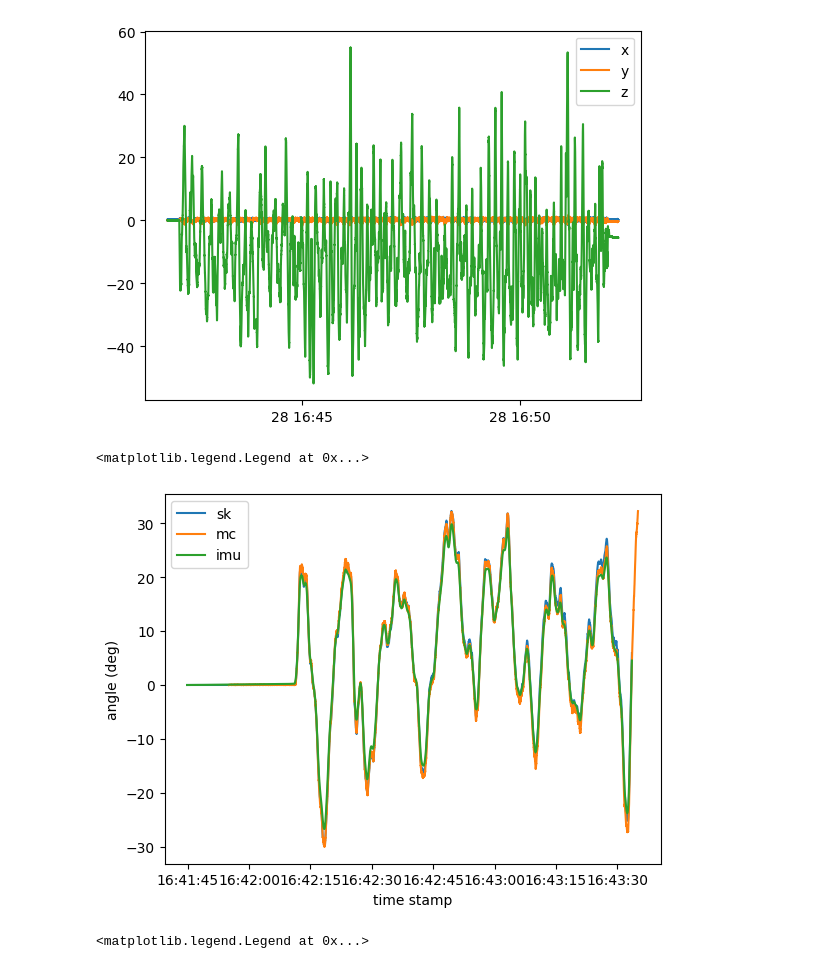
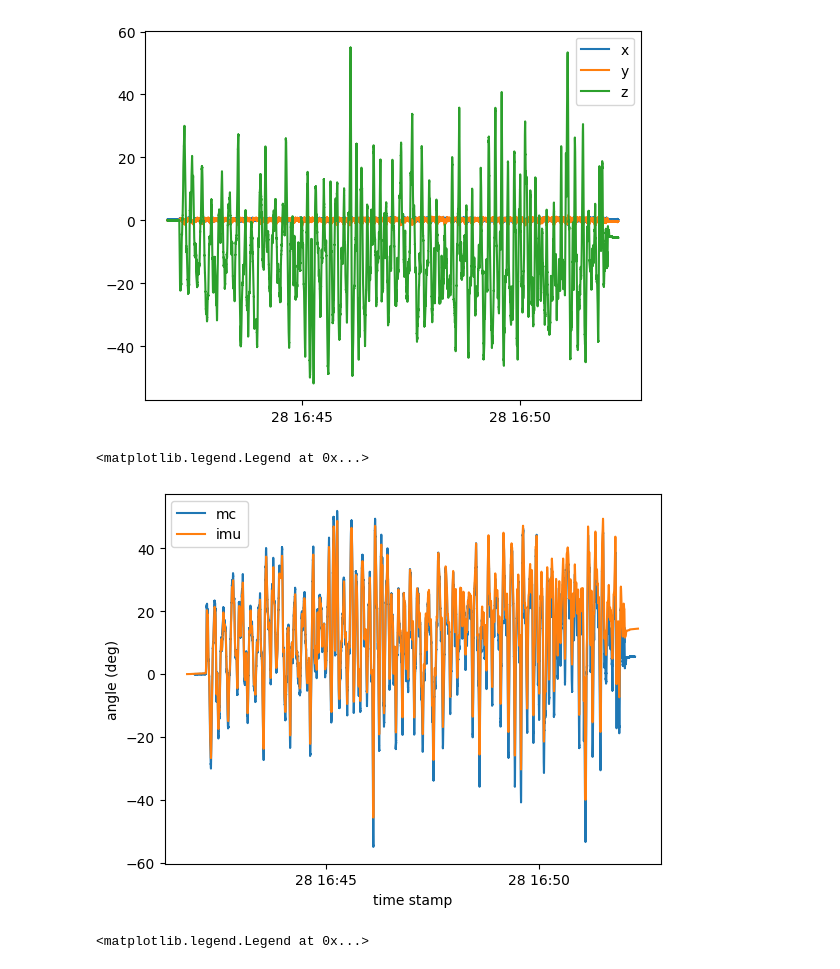
Before and after one commit to SujithChristopher/armbo_preliminary_work, a Jupyter notebook: simulation/ipy_notebooks/omniwheel_check.ipynb, the cells around one changed output. Cells and saved outputs as stored; diff of their text form; code cells hidden in the pictures.

```diff
--- a/simulation/ipy_notebooks/omniwheel_check.ipynb
+++ b/simulation/ipy_notebooks/omniwheel_check.ipynb
@@ -273,15 +273,15 @@ _imu_df = calculate_imu_orientation(df)
 _vel_df = calculate_imu_velocity(df, filter_size=51, filter_order=1, zero_drift=300)
 # %%
 inx = 10000
-plt.plot(df["time"][:inx], np.rad2deg(df["theta"][:inx]/2), label="sk")
-plt.plot(_m_df["time"][:inx], -_theta_z[:inx], label="mc")
-plt.plot(_imu_df["time"][:inx], -_imu_df["angle_gz"][:inx], label="imu")
+# plt.plot(df["time"][:inx], np.rad2deg(df["theta"][:inx]/2), label="sk")
+plt.plot(_m_df["time"][:], -_theta_z[:], label="mc")
+plt.plot(_imu_df["time"][:], -_imu_df["angle_gz"][:], label="imu")
 plt.ylabel("angle (deg)")
 plt.xlabel("time stamp")
 plt.legend()
 # %% [output]
 <matplotlib.legend.Legend at 0x...>
-[figure, old version]
+[figure, new version]
 # %%
 # _accel_df = calculate_imu_acceleration(df)
 _disp_df = calculate_imu_displacement(_vel_df, filter_size=1, filter_order=1, zero_drift=1)
```
Also changed, not shown: parts of 1 cell of this notebook, 1 other file.
